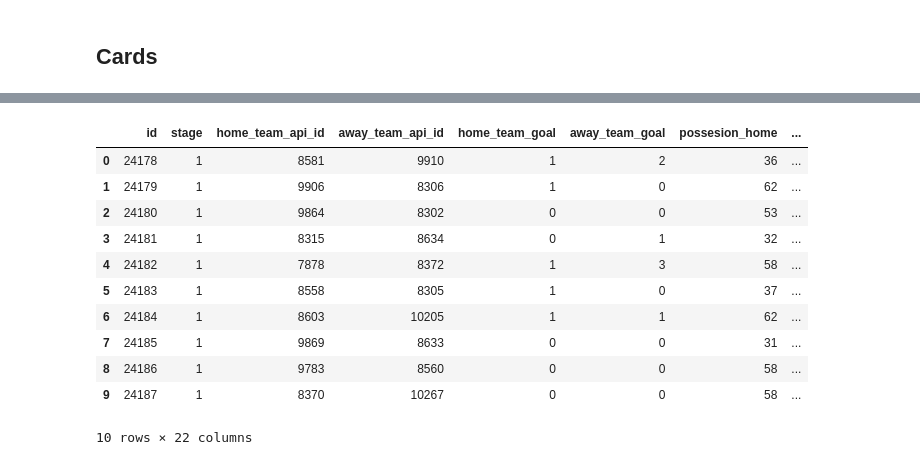
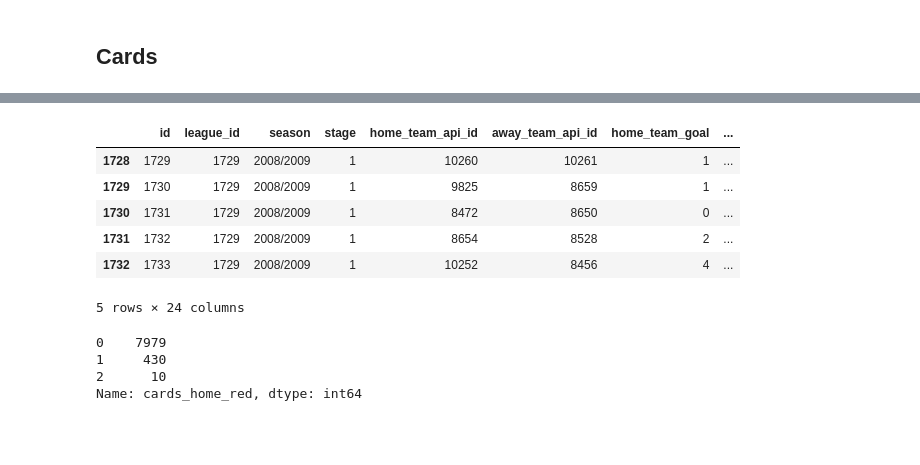
Before and after one commit to nachocarracedo/soccer, a Jupyter notebook: 10_13_2016_Nacho_Soccer_Cleaning.ipynb, the cells around one changed output, grey strips where cells are left out. Saved outputs shown, nothing was run; the diff lists cells and outputs as text; code cells hidden in the pictures; blank space fills up the shorter version.

```diff
--- a/10_13_2016_Nacho_Soccer_Cleaning.ipynb
+++ b/10_13_2016_Nacho_Soccer_Cleaning.ipynb
@@ -173,6 +153,6 @@ col_blocks[0]
  'home_player_X3',
  'home_player_X4']
 # %%
-new_cols = ['id','stage','home_team_api_id','away_team_api_id','home_team_goal','away_team_goal']
+new_cols = ['id','league_id', 'season','stage','home_team_api_id','away_team_api_id','home_team_goal','away_team_goal']
 # %% [markdown]
 ## 2nd BLOCK
@@ -314,5 +322,6 @@ We have drop all columns related to odds and players. Let's now:
 # %%
 laliga = laliga[new_cols]
+laliga.dropna(axis=0, how='any',inplace=True)
 laliga.drop('goal', axis=1, inplace=True)
 print(laliga.isnull().sum())
 laliga.head()
@@ -386,14 +412,20 @@ Name: away_team_goal, dtype: int64
 #pretty_xml_as_string = xml.toprettyxml()
 #print(pretty_xml_as_string)
+# %%
+laliga = laliga.loc[laliga['possession'] != '<possession />']
 # %% [markdown]
 ## Possession
 # %%
 def possession (pos_xml):
     # returns set 0: home 1: away
-    root = ET.fromstring(pos_xml)
-    values = root.findall('value')
-    value = values[-1]
-    return (value.find('homepos').text,value.find('awaypos').text)
+    try:
+        root = ET.fromstring(pos_xml)
+        values = root.findall('value')
+        value = values[-1]
+        return (value.find('homepos').text,value.find('awaypos').text)
+    except Exception as inst:
+        return (-1,-1)
+
 
 laliga["possesion_home"] = (laliga['possession'].map(possession)).map(lambda x: x[0])
 laliga["possesion_away"] = (laliga['possession'].map(possession)).map(lambda x: x[1])
@@ -556,19 +616,21 @@ Index(['id', 'stage', 'home_team_api_id', 'away_team_api_id', 'home_team_goal',
       dtype='object')
 # %%
-laliga.head(10)
+laliga.head()
 # %% [output]
-|  | id | stage | home_team_api_id | away_team_api_id | home_team_goal | away_team_goal | possesion_home | ... |
-| 0 | 24178 | 1 | 8581 | 9910 | 1 | 2 | 36 | ... |
-| 1 | 24179 | 1 | 9906 | 8306 | 1 | 0 | 62 | ... |
-| 2 | 24180 | 1 | 9864 | 8302 | 0 | 0 | 53 | ... |
-| 3 | 24181 | 1 | 8315 | 8634 | 0 | 1 | 32 | ... |
-| 4 | 24182 | 1 | 7878 | 8372 | 1 | 3 | 58 | ... |
-| 5 | 24183 | 1 | 8558 | 8305 | 1 | 0 | 37 | ... |
-| 6 | 24184 | 1 | 8603 | 10205 | 1 | 1 | 62 | ... |
-| 7 | 24185 | 1 | 9869 | 8633 | 0 | 0 | 31 | ... |
-| 8 | 24186 | 1 | 9783 | 8560 | 0 | 0 | 58 | ... |
-| 9 | 24187 | 1 | 8370 | 10267 | 0 | 0 | 58 | ... |
+|  | id | league_id | season | stage | home_team_api_id | away_team_api_id | home_team_goal | ... |
+| 1728 | 1729 | 1729 | 2008/2009 | 1 | 10260 | 10261 | 1 | ... |
+| 1729 | 1730 | 1729 | 2008/2009 | 1 | 9825 | 8659 | 1 | ... |
+| 1730 | 1731 | 1729 | 2008/2009 | 1 | 8472 | 8650 | 0 | ... |
+| 1731 | 1732 | 1729 | 2008/2009 | 1 | 8654 | 8528 | 2 | ... |
+| 1732 | 1733 | 1729 | 2008/2009 | 1 | 10252 | 8456 | 4 | ... |
-10 rows × 22 columns
+5 rows × 24 columns
+# %%
+laliga.cards_home_red.value_counts()
+# %% [output]
+0    7979
+1     430
+2      10
+Name: cards_home_red, dtype: int64
 # %%
 columns = ['home_team_goal','away_team_goal','possesion_home', 'possesion_away', 'shoton_home',
            'shoton_away', 'shotoff_home', 'shotoff_away', 'foul_home', 'foul_away',
```
Also changed, not shown: parts of 21 cells of this notebook, 2 other files.
